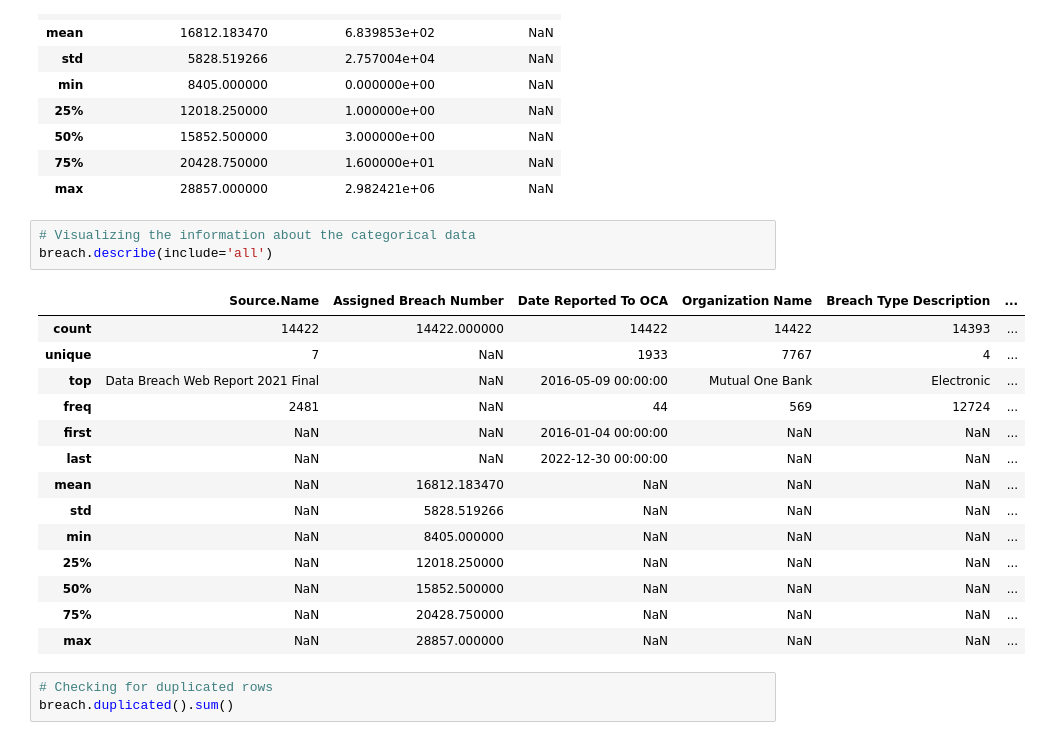
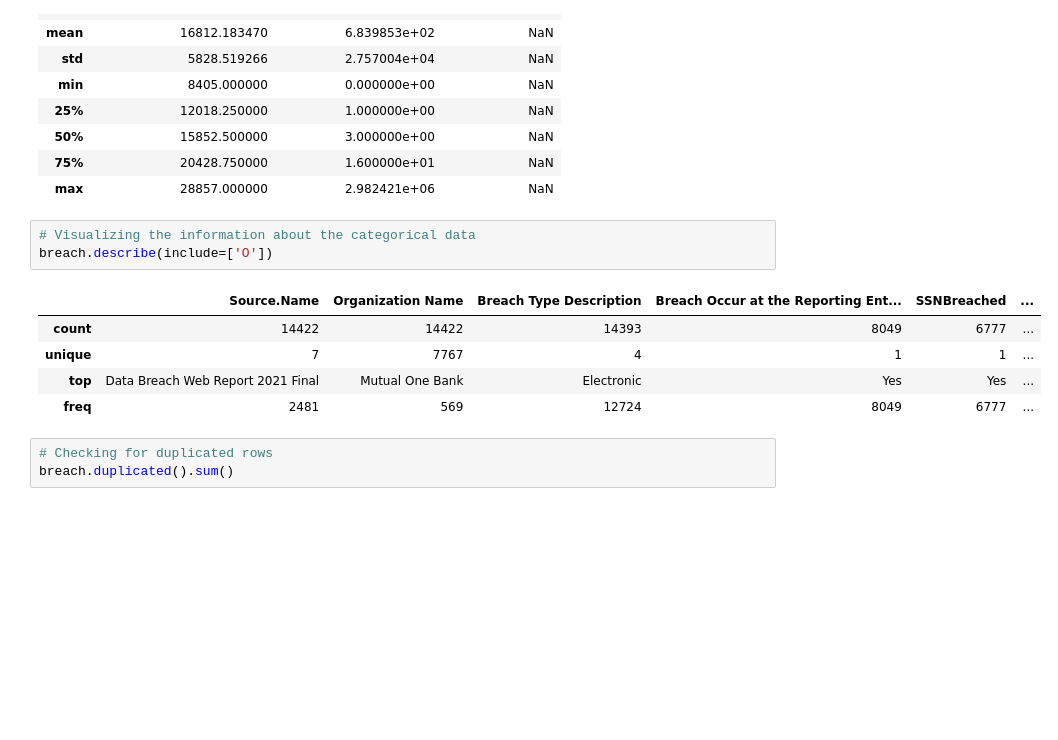
Before and after one commit to joncalle/AnalToolsDecMrk, a Jupyter notebook: DataBreach.ipynb, the cells around one changed output. Drawn from its saved outputs; the diff is of its cells as text; blank space fills up the shorter version.

```diff
--- a/DataBreach.ipynb
+++ b/DataBreach.ipynb
@@ -101,22 +103,13 @@ breach.describe()
 | max | 28857.000000 | 2.982421e+06 | NaN |
 # %%
 # Visualizing the information about the categorical data
-breach.describe(include='all')
+breach.describe(include=['O'])
 # %% [output]
-|  | Source.Name | Assigned Breach Number | Date Reported To OCA | Organization Name | Breach Type Description | ... |
-| count | 14422 | 14422.000000 | 14422 | 14422 | 14393 | ... |
-| unique | 7 | NaN | 1933 | 7767 | 4 | ... |
-| top | Data Breach Web Report 2021 Final | NaN | 2016-05-09 00:00:00 | Mutual One Bank | Electronic | ... |
-| freq | 2481 | NaN | 44 | 569 | 12724 | ... |
-| first | NaN | NaN | 2016-01-04 00:00:00 | NaN | NaN | ... |
-| last | NaN | NaN | 2022-12-30 00:00:00 | NaN | NaN | ... |
-| mean | NaN | 16812.183470 | NaN | NaN | NaN | ... |
-| std | NaN | 5828.519266 | NaN | NaN | NaN | ... |
-| min | NaN | 8405.000000 | NaN | NaN | NaN | ... |
-| 25% | NaN | 12018.250000 | NaN | NaN | NaN | ... |
-| 50% | NaN | 15852.500000 | NaN | NaN | NaN | ... |
-| 75% | NaN | 20428.750000 | NaN | NaN | NaN | ... |
-| max | NaN | 28857.000000 | NaN | NaN | NaN | ... |
+|  | Source.Name | Organization Name | Breach Type Description | Breach Occur at the Reporting Ent... | SSNBreached | ... |
+| count | 14422 | 14422 | 14393 | 8049 | 6777 | ... |
+| unique | 7 | 7767 | 4 | 1 | 1 | ... |
+| top | Data Breach Web Report 2021 Final | Mutual One Bank | Electronic | Yes | Yes | ... |
+| freq | 2481 | 569 | 12724 | 8049 | 6777 | ... |
 # %%
 # Checking for duplicated rows
 breach.duplicated().sum()
```
Also changed, not shown: parts of 25 cells of this notebook.
